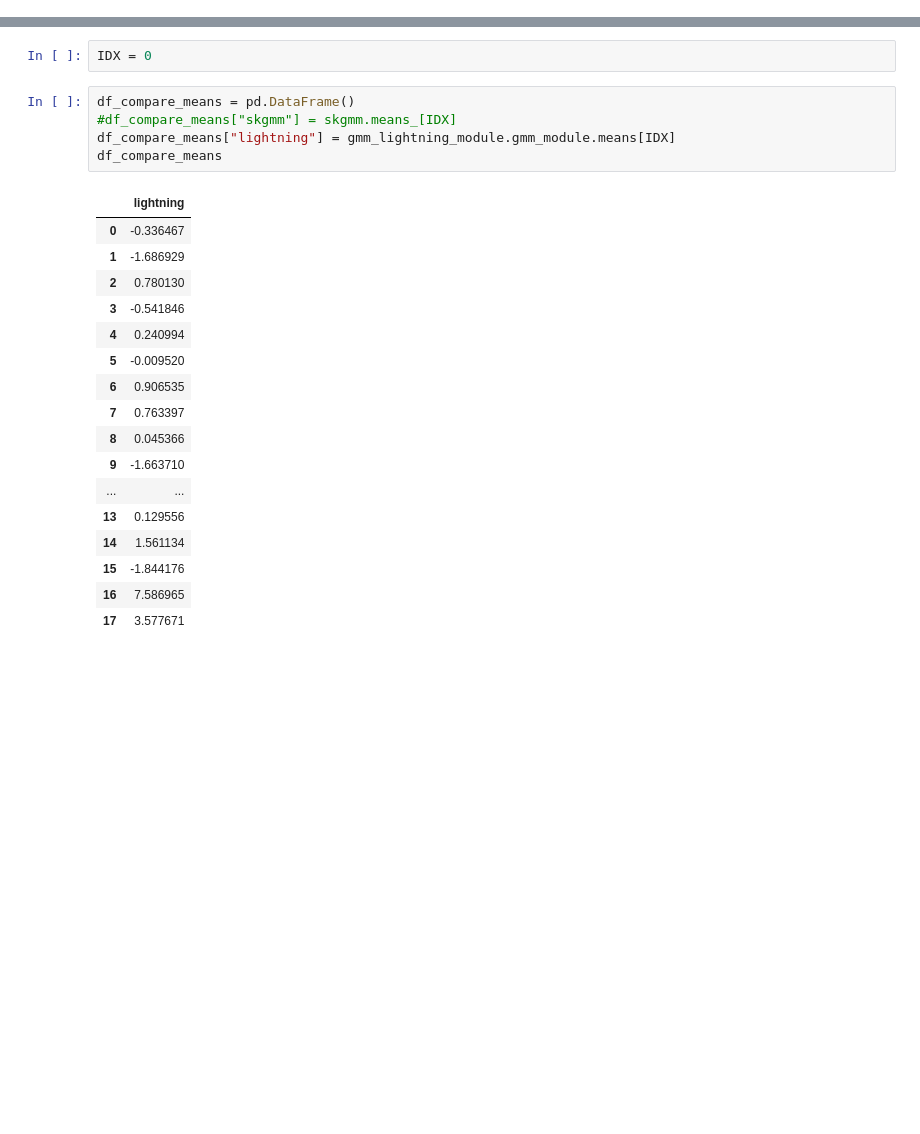
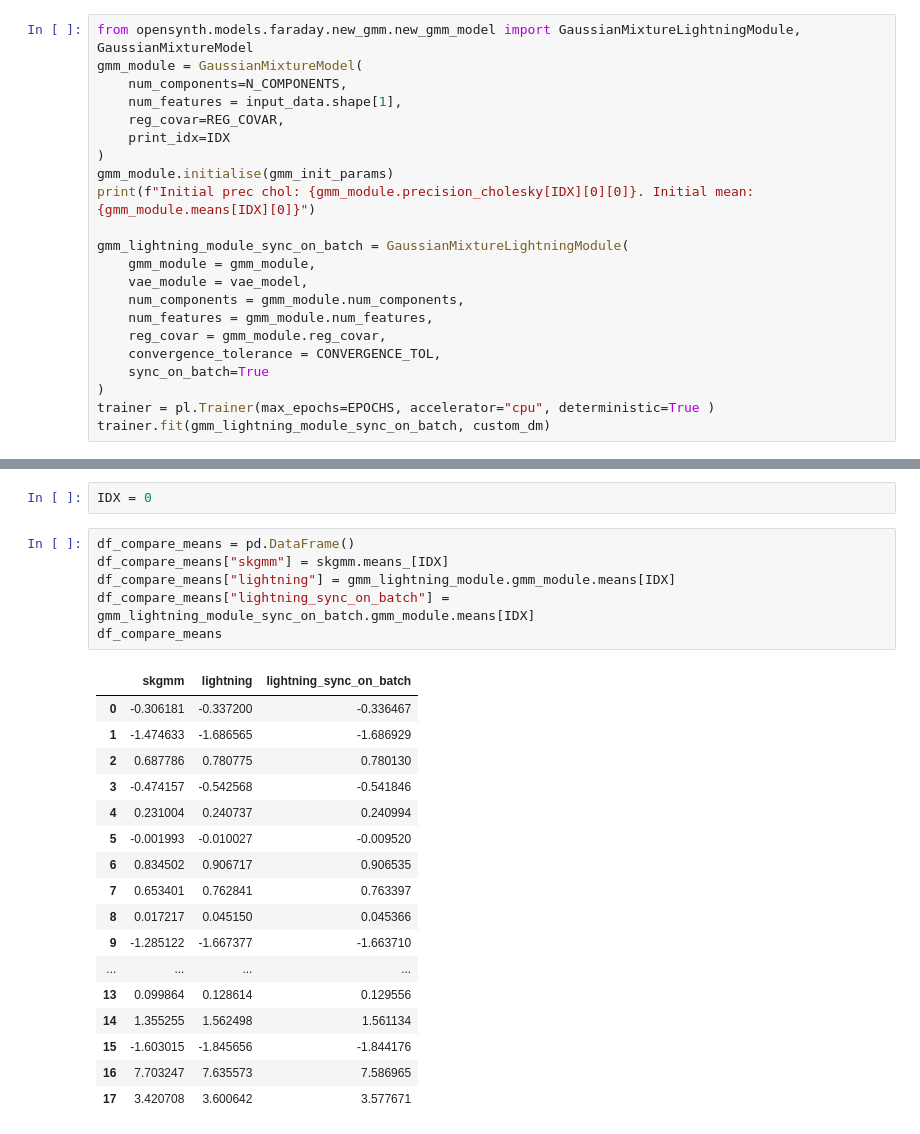
Before and after one commit to OpenSynth-energy/OpenSynth, a Jupyter notebook: notebooks/faraday/gmm_batch_implementation_simplified.ipynb, the cells around one changed output, grey strips where cells are left out. Drawn from its saved outputs; the diff is of its cells as text; blank space fills up the shorter version.

```diff
--- a/notebooks/faraday/gmm_batch_implementation_simplified.ipynb
+++ b/notebooks/faraday/gmm_batch_implementation_simplified.ipynb
@@ -201,0 +202,22 @@ len(ligthning_sum_components[ligthning_sum_components==0])
+# %%
+from opensynth.models.faraday.new_gmm.new_gmm_model import GaussianMixtureLightningModule, GaussianMixtureModel
+gmm_module = GaussianMixtureModel(
+    num_components=N_COMPONENTS,
+    num_features = input_data.shape[1],
+    reg_covar=REG_COVAR,
+    print_idx=IDX
+)
+gmm_module.initialise(gmm_init_params)
+print(f"Initial prec chol: {gmm_module.precision_cholesky[IDX][0][0]}. Initial mean: {gmm_module.means[IDX][0]}")
+
+gmm_lightning_module_sync_on_batch = GaussianMixtureLightningModule(
+    gmm_module = gmm_module,
+    vae_module = vae_model,
+    num_components = gmm_module.num_components,
+    num_features = gmm_module.num_features,
+    reg_covar = gmm_module.reg_covar,
+    convergence_tolerance = CONVERGENCE_TOL,
+    sync_on_batch=True
+)
+trainer = pl.Trainer(max_epochs=EPOCHS, accelerator="cpu", deterministic=True )
+trainer.fit(gmm_lightning_module_sync_on_batch, custom_dm)
@@ -266,24 +298,25 @@ len(sklearn_sum_components[sklearn_sum_components==0])
 IDX = 0
 # %%
 df_compare_means = pd.DataFrame()
-#df_compare_means["skgmm"] = skgmm.means_[IDX]
+df_compare_means["skgmm"] = skgmm.means_[IDX]
 df_compare_means["lightning"] = gmm_lightning_module.gmm_module.means[IDX]
+df_compare_means["lightning_sync_on_batch"] = gmm_lightning_module_sync_on_batch.gmm_module.means[IDX]
 df_compare_means
 # %% [output]
-|  | lightning |
-| 0 | -0.336467 |
-| 1 | -1.686929 |
-| 2 | 0.780130 |
-| 3 | -0.541846 |
-| 4 | 0.240994 |
-| 5 | -0.009520 |
-| 6 | 0.906535 |
-| 7 | 0.763397 |
-| 8 | 0.045366 |
-| 9 | -1.663710 |
-| ... | ... |
-| 13 | 0.129556 |
-| 14 | 1.561134 |
-| 15 | -1.844176 |
-| 16 | 7.586965 |
-| 17 | 3.577671 |
+|  | skgmm | lightning | lightning_sync_on_batch |
+| 0 | -0.306181 | -0.337200 | -0.336467 |
+| 1 | -1.474633 | -1.686565 | -1.686929 |
+| 2 | 0.687786 | 0.780775 | 0.780130 |
+| 3 | -0.474157 | -0.542568 | -0.541846 |
+| 4 | 0.231004 | 0.240737 | 0.240994 |
+| 5 | -0.001993 | -0.010027 | -0.009520 |
+| 6 | 0.834502 | 0.906717 | 0.906535 |
+| 7 | 0.653401 | 0.762841 | 0.763397 |
+| 8 | 0.017217 | 0.045150 | 0.045366 |
+| 9 | -1.285122 | -1.667377 | -1.663710 |
+| ... | ... | ... | ... |
+| 13 | 0.099864 | 0.128614 | 0.129556 |
+| 14 | 1.355255 | 1.562498 | 1.561134 |
+| 15 | -1.603015 | -1.845656 | -1.844176 |
+| 16 | 7.703247 | 7.635573 | 7.586965 |
+| 17 | 3.420708 | 3.600642 | 3.577671 |
```
Also changed, not shown: parts of 11 cells of this notebook.
